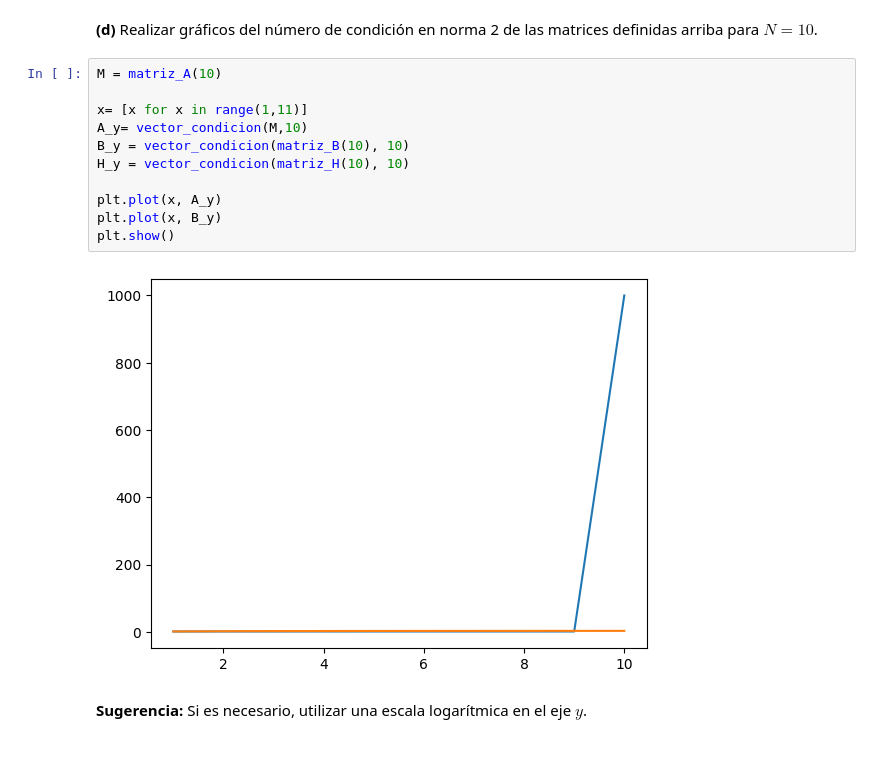
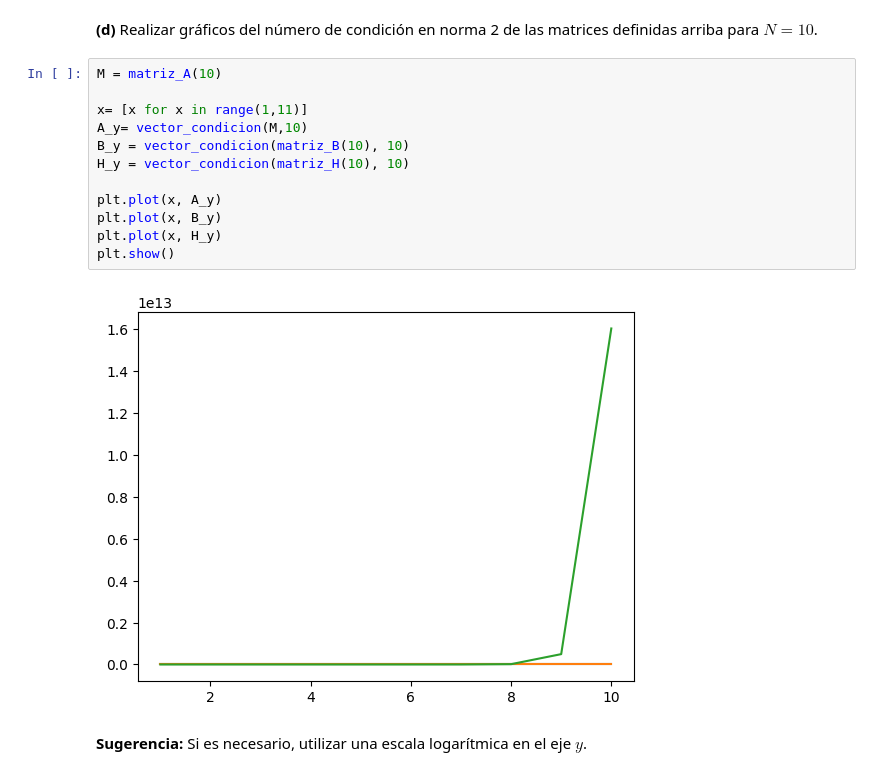
Before and after one commit to agusruss0/ALC-2C-2024, a Jupyter notebook: Laboratorio/clase 3/labo04_nro_de_condicion.ipynb, the cells around one changed output. Cells and saved outputs as stored; diff of their text form.

```diff
--- a/Laboratorio/clase 3/labo04_nro_de_condicion.ipynb
+++ b/Laboratorio/clase 3/labo04_nro_de_condicion.ipynb
@@ -183,16 +183,17 @@ vector_condicion(M,N)
 # %%
 M = matriz_A(10)
 
 x= [x for x in range(1,11)]
 A_y= vector_condicion(M,10)
 B_y = vector_condicion(matriz_B(10), 10)
 H_y = vector_condicion(matriz_H(10), 10)
 
 plt.plot(x, A_y)
 plt.plot(x, B_y)
+plt.plot(x, H_y)
 plt.show()
 # %% [output]
-[figure, old version]
+[figure, new version]
 # %% [markdown]
 **Sugerencia:** Si es necesario, utilizar una escala logarítmica en el eje $y$.
 # %% [markdown]
```
Also changed, not shown: parts of 4 cells of this notebook, 2 other files.
